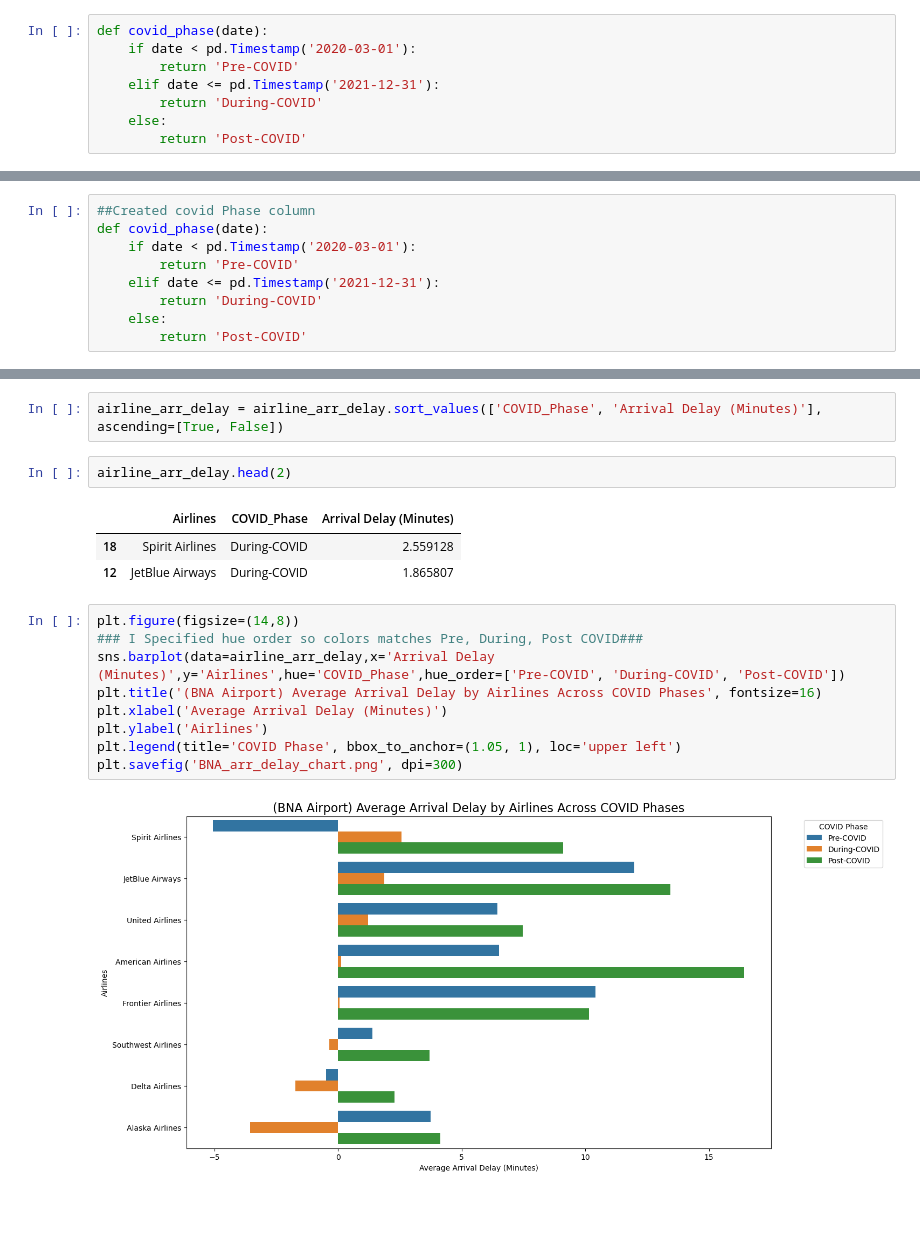
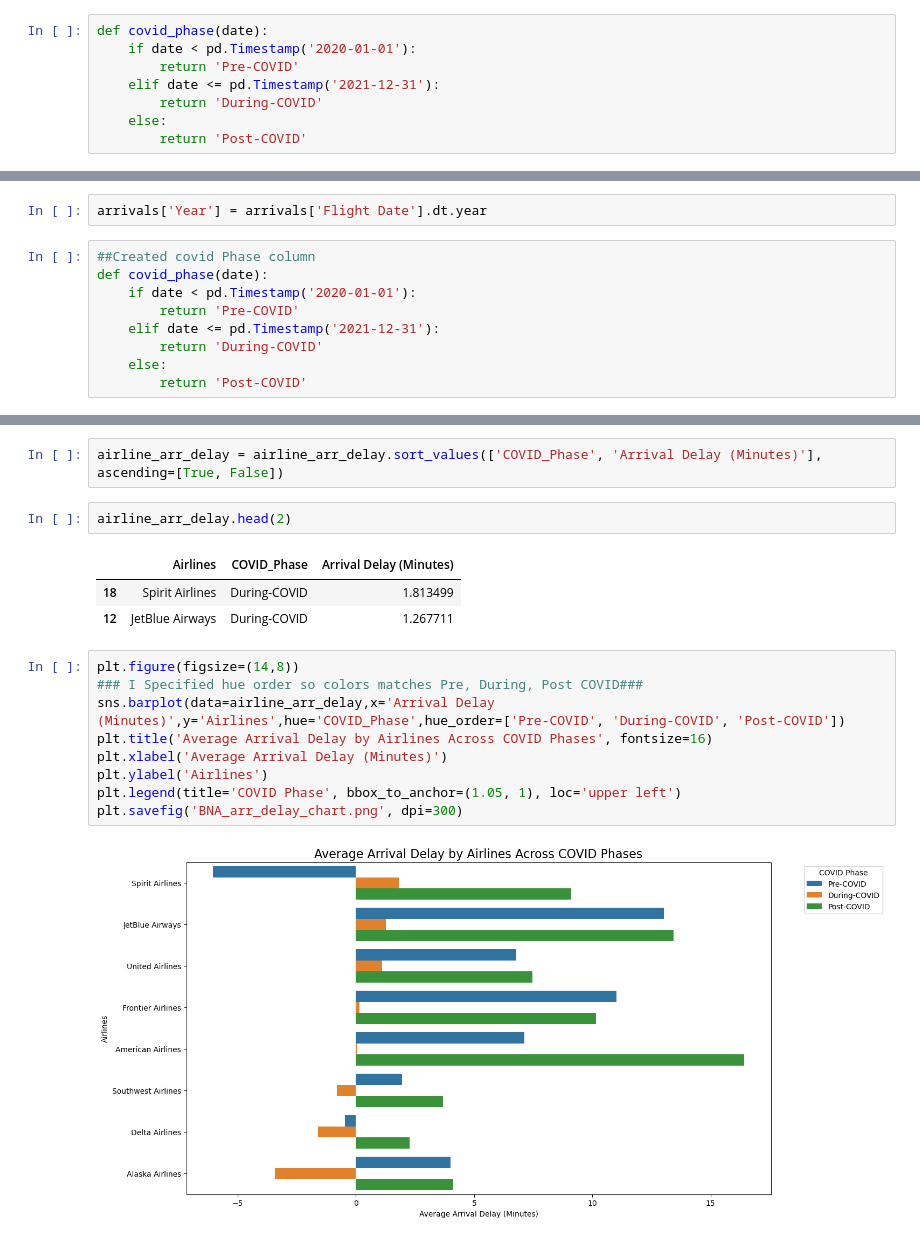
Before and after one commit to shrutivir/BNA-flight-delay-covid_impact, a Jupyter notebook: Notebook/BNA_Airport_Delay.ipynb, the cells around one changed output, grey strips where cells are left out. Saved outputs shown, nothing was run; the diff lists cells and outputs as text; blank space fills up the shorter version.

```diff
--- a/Notebook/BNA_Airport_Delay.ipynb
+++ b/Notebook/BNA_Airport_Delay.ipynb
@@ -209,7 +206,7 @@ print(arrivals.groupby(['Carrier Code','Flight Date']).size().max())
 ## Departures
 # %%
 def covid_phase(date):
-    if date < pd.Timestamp('2020-03-01'):
+    if date < pd.Timestamp('2020-01-01'):
         return 'Pre-COVID'
     elif date <= pd.Timestamp('2021-12-31'):
         return 'During-COVID'
@@ -291,10 +352,12 @@ plt.savefig('BNA_airline_delay_chart.png', dpi=300)
 arrivals['Flight Date'] = pd.to_datetime(arrivals['Flight Date'])
 # %%
 arrivals['Month'] = arrivals['Flight Date'].dt.to_period('M').dt.to_timestamp()
+# %%
+arrivals['Year'] = arrivals['Flight Date'].dt.year
 # %%
 ##Created covid Phase column
 def covid_phase(date):
-    if date < pd.Timestamp('2020-03-01'):
+    if date < pd.Timestamp('2020-01-01'):
         return 'Pre-COVID'
     elif date <= pd.Timestamp('2021-12-31'):
         return 'During-COVID'
@@ -340,16 +430,16 @@ airline_arr_delay = airline_arr_delay.sort_values(['COVID_Phase', 'Arrival Delay
 airline_arr_delay.head(2)
 # %% [output]
 |  | Airlines | COVID_Phase | Arrival Delay (Minutes) |
-| 18 | Spirit Airlines | During-COVID | 2.559128 |
-| 12 | JetBlue Airways | During-COVID | 1.865807 |
+| 18 | Spirit Airlines | During-COVID | 1.813499 |
+| 12 | JetBlue Airways | During-COVID | 1.267711 |
 # %%
 plt.figure(figsize=(14,8))
 ### I Specified hue order so colors matches Pre, During, Post COVID###
 sns.barplot(data=airline_arr_delay,x='Arrival Delay (Minutes)',y='Airlines',hue='COVID_Phase',hue_order=['Pre-COVID', 'During-COVID', 'Post-COVID'])
-plt.title('(BNA Airport) Average Arrival Delay by Airlines Across COVID Phases', fontsize=16)
+plt.title('Average Arrival Delay by Airlines Across COVID Phases', fontsize=16)
 plt.xlabel('Average Arrival Delay (Minutes)')
 plt.ylabel('Airlines')
 plt.legend(title='COVID Phase', bbox_to_anchor=(1.05, 1), loc='upper left')
 plt.savefig('BNA_arr_delay_chart.png', dpi=300)
 # %% [output]
-[figure, old version]
+[figure, new version]
```
Also changed, not shown: parts of 25 cells of this notebook, 9 other files.
